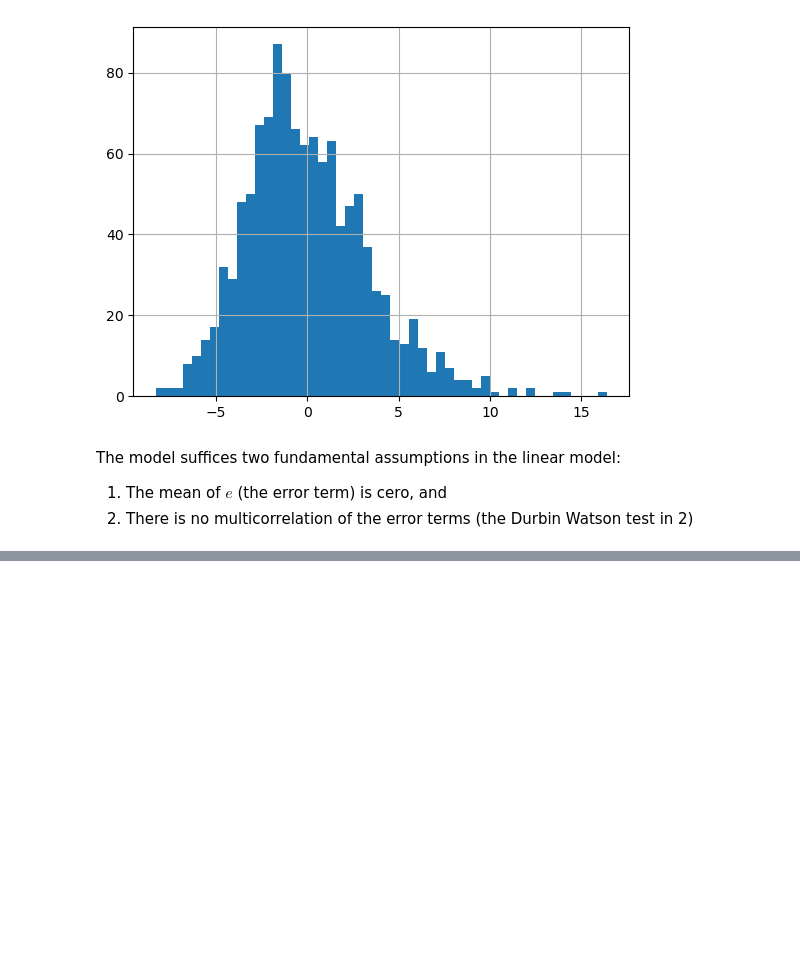
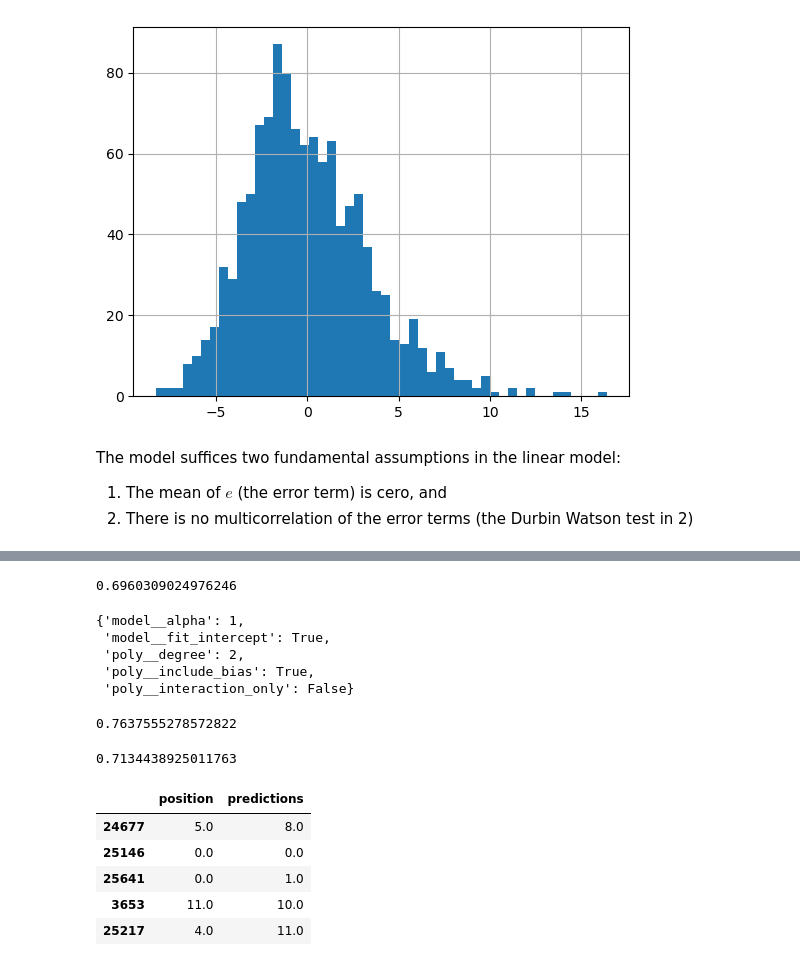
Before and after one commit to RFM322/F1F2_Analytics4FutureChampions, a Jupyter notebook: data-pre-processing.ipynb, the cells around one changed output, grey strips where cells are left out. Drawn from its saved outputs; the diff is of its cells as text; code cells hidden in the pictures; blank space fills up the shorter version.

Commit message:
Tried to improve regression with ridge, poly features, and standard scaler. Didn't improve too much. Will try to heavly engineer features, and then test again, along with a NN

```diff
--- a/data-pre-processing.ipynb
+++ b/data-pre-processing.ipynb
@@ -286,0 +359,47 @@ The model suffices two fundamental assumptions in the linear model:
+# %%
+#Check best score
+gs.best_score_
+# %% [output]
+0.6960309024976246
+# %%
+#Check
+gs.best_params_
+# %% [output]
+{'model__alpha': 1,
+ 'model__fit_intercept': True,
+ 'poly__degree': 2,
+ 'poly__include_bias': True,
+ 'poly__interaction_only': False}
+# %%
+#Score in Train
+gs.score(Xs_train,y_train)
+# %% [output]
+0.7637555278572822
+# %%
+#Score in Test
+gs.score(Xs_test,y_test)
+# %% [output]
+0.7134438925011763
+# %%
+
+#Visualize position and predictions in a dataframe
+
+#Rename predictions series and join series into dataframe
+slm_ridge_predictions = pd.Series(gs.predict(Xs_train))
+slm_ridge_predictions.name = 'predictions'            #Name series
+slm_ridge_predictions.index = y_train.index           #Re-index
+df_slm_ridge_results = y_train.to_frame().join(slm_ridge_predictions)
+
+#Round results
+df_slm_ridge_results['predictions'] = df_slm_ridge_results['predictions'].round().apply(lambda x : 0 if x <= 0 else x)
+
+#Preview results
+df_slm_ridge_results.head()
+#----------------------------------------------------
+# %% [output]
+|  | position | predictions |
+| 24677 | 5.0 | 8.0 |
+| 25146 | 0.0 | 0.0 |
+| 25641 | 0.0 | 1.0 |
+| 3653 | 11.0 | 10.0 |
+| 25217 | 4.0 | 11.0 |
```
Also changed, not shown: parts of 11 cells of this notebook.
